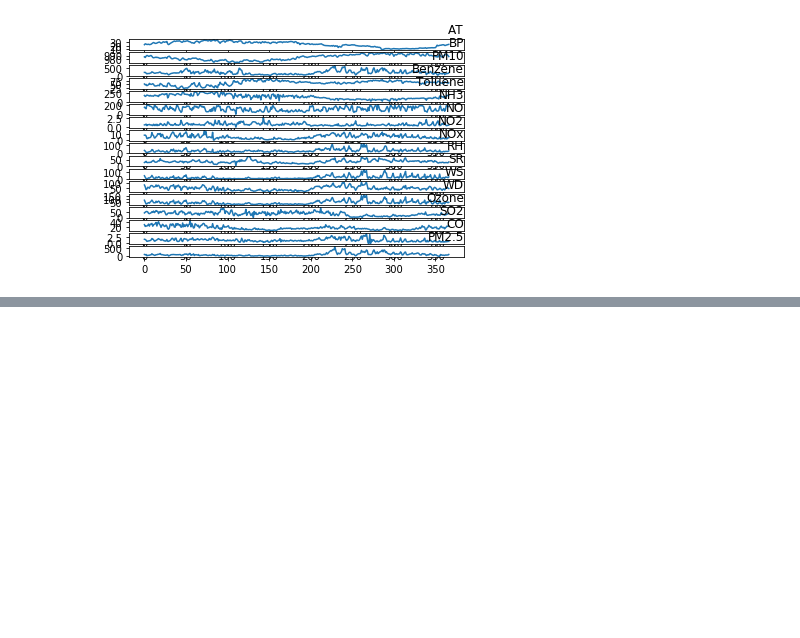
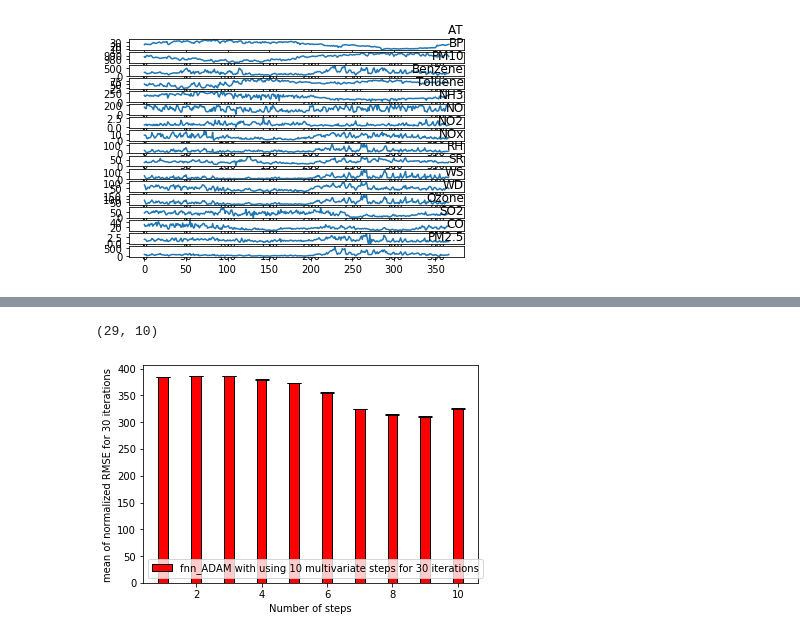
Before and after one commit to sydney-machine-learning/airpollution_deeplearning, a Jupyter notebook: pollution.ipynb, the cells around one changed output, grey strips where cells are left out. Drawn from its saved outputs; the diff is of its cells as text; code cells hidden in the pictures; blank space fills up the shorter version.

```diff
--- a/pollution.ipynb
+++ b/pollution.ipynb
@@ -511,0 +533,8 @@ plt.plot(result[0])
+# %%
+dadam=read_csv('10i_10o_FNN_adam_30i.csv2020-05-10 10:24:42_853842.csv')
+dADAM = dadam.values
+print(dADAM.shape)
+show_results(dADAM,'fnn_ADAM')
+# %% [output]
+(29, 10)
+[figure, added]
```
Also changed, not shown: parts of 24 cells of this notebook.
